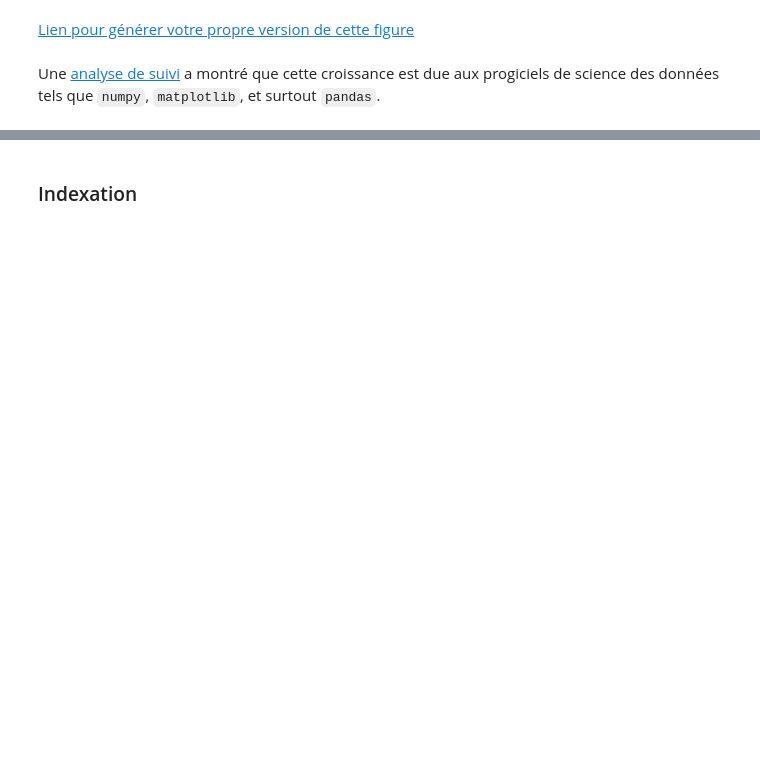
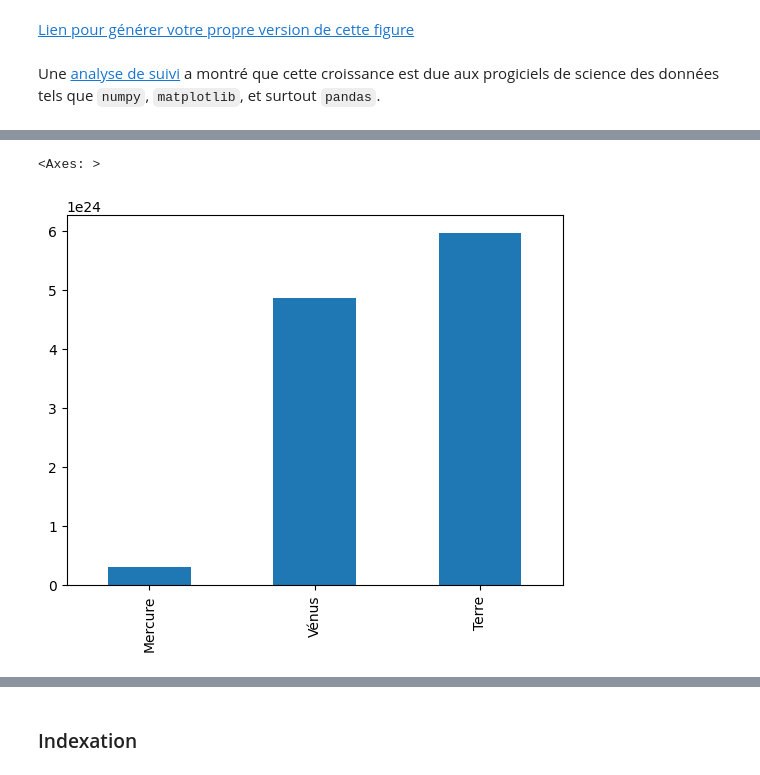
Before and after one commit to washof/2024_Geoinformatique_I, a Jupyter notebook: Geoinformatique_I/IP/Tutoriel_IP/S6_IP_tutoriel.ipynb, the cells around one changed output, grey strips where cells are left out. Saved outputs shown, nothing was run; the diff lists cells and outputs as text; code cells hidden in the pictures; blank space fills up the shorter version.

```diff
--- a/Geoinformatique_I/IP/Tutoriel_IP/S6_IP_tutoriel.ipynb
+++ b/Geoinformatique_I/IP/Tutoriel_IP/S6_IP_tutoriel.ipynb
@@ -68,5 +66,5 @@ Il y a de nombreuses façons de créer une `Série`. Nous n'en montrerons que qu
 # %%
 nom = ['Mercure', 'Vénus', 'Terre']
 valeurs = [0.3e24, 4.87e24, 5.97e24]
-poids = pd.Series(valeurs, index=nom)
-poids
+masse = pd.Series(valeurs, index=nom)
+masse
@@ -73,6 +77,9 @@ poids
 # %%
 # Les séries ont des méthodes de traçage intégrées.
-poids.plot(kind='bar')
+masse.plot(kind='bar')
+# %% [output]
+<Axes: >
+[figure, added]
 # %%
 # Les opérations arithmétiques et la plupart des fonctions `numpy` peuvent être appliquées aux Series.
 # Un point important est que les séries conservent leur index pendant ces opérations.
```
Also changed, not shown: parts of 67 cells of this notebook.
